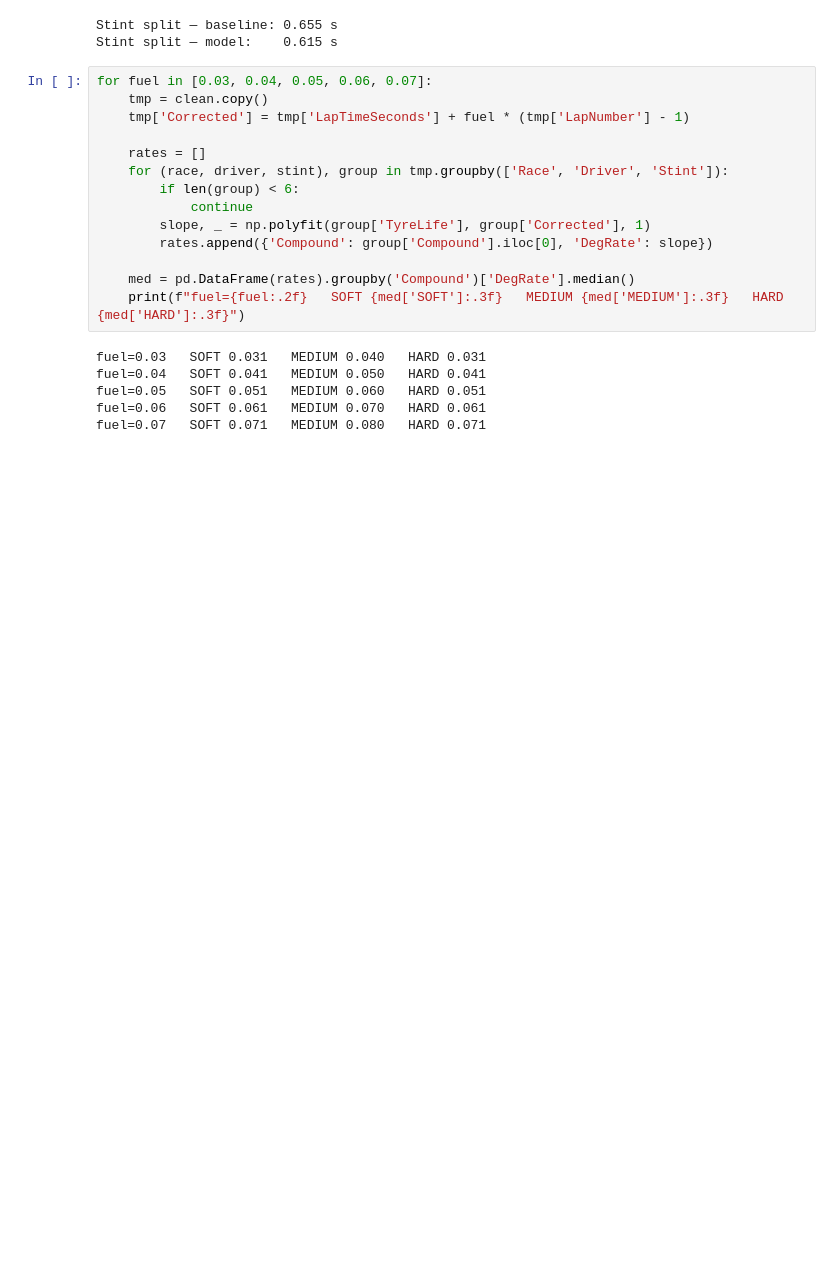
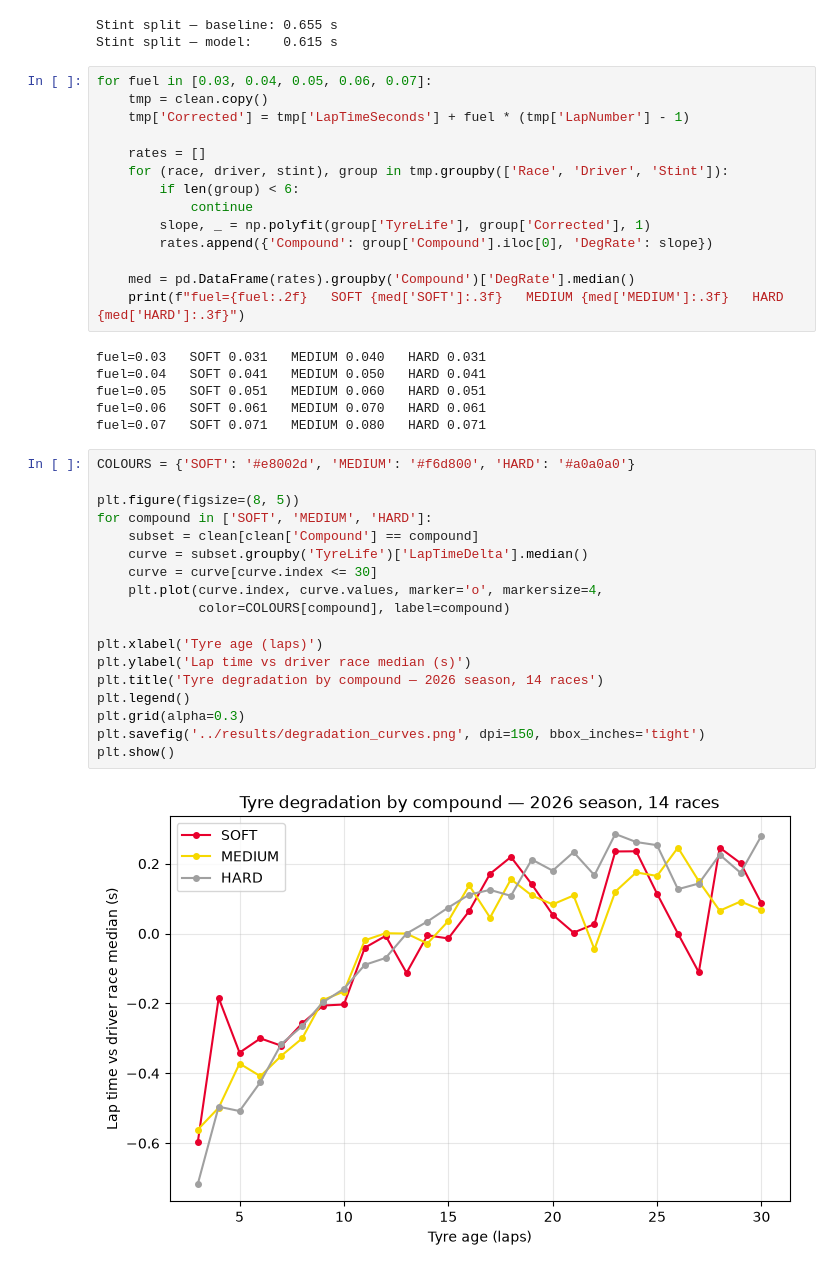
Before and after one commit to xaviercop/f1-tyre-degradation, a Jupyter notebook: notebooks/01-exploration.ipynb, the cells around one changed output. Cells and saved outputs as stored; diff of their text form; blank space fills up the shorter version.

```diff
--- a/notebooks/01-exploration.ipynb
+++ b/notebooks/01-exploration.ipynb
@@ -527,3 +537,23 @@ fuel=0.04   SOFT 0.041   MEDIUM 0.050   HARD 0.041
 fuel=0.05   SOFT 0.051   MEDIUM 0.060   HARD 0.051
 fuel=0.06   SOFT 0.061   MEDIUM 0.070   HARD 0.061
 fuel=0.07   SOFT 0.071   MEDIUM 0.080   HARD 0.071
+# %%
+COLOURS = {'SOFT': '#e8002d', 'MEDIUM': '#f6d800', 'HARD': '#a0a0a0'}
+
+plt.figure(figsize=(8, 5))
+for compound in ['SOFT', 'MEDIUM', 'HARD']:
+    subset = clean[clean['Compound'] == compound]
+    curve = subset.groupby('TyreLife')['LapTimeDelta'].median()
+    curve = curve[curve.index <= 30]
+    plt.plot(curve.index, curve.values, marker='o', markersize=4,
+             color=COLOURS[compound], label=compound)
+
+plt.xlabel('Tyre age (laps)')
+plt.ylabel('Lap time vs driver race median (s)')
+plt.title('Tyre degradation by compound — 2026 season, 14 races')
+plt.legend()
+plt.grid(alpha=0.3)
+plt.savefig('../results/degradation_curves.png', dpi=150, bbox_inches='tight')
+plt.show()
+# %% [output]
+[figure, added]
```
Also changed, not shown: parts of 5 cells of this notebook, 4 other files.
